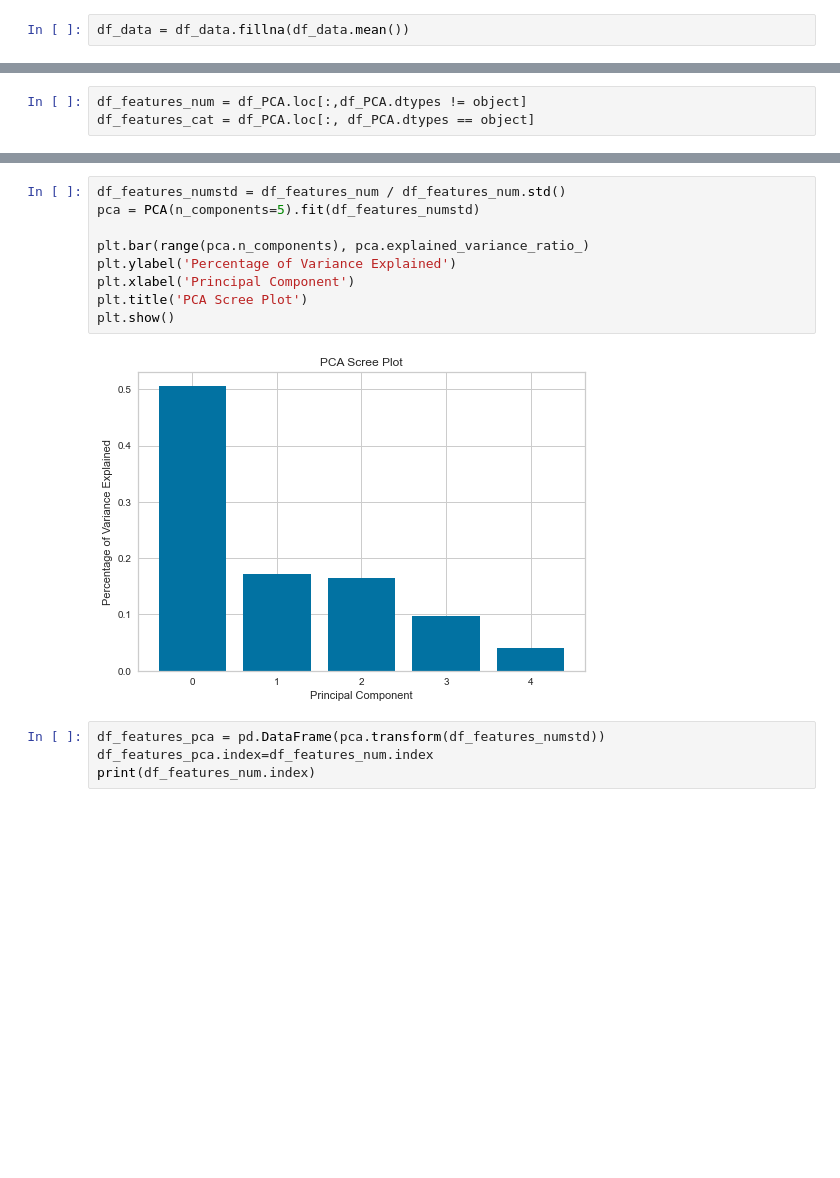
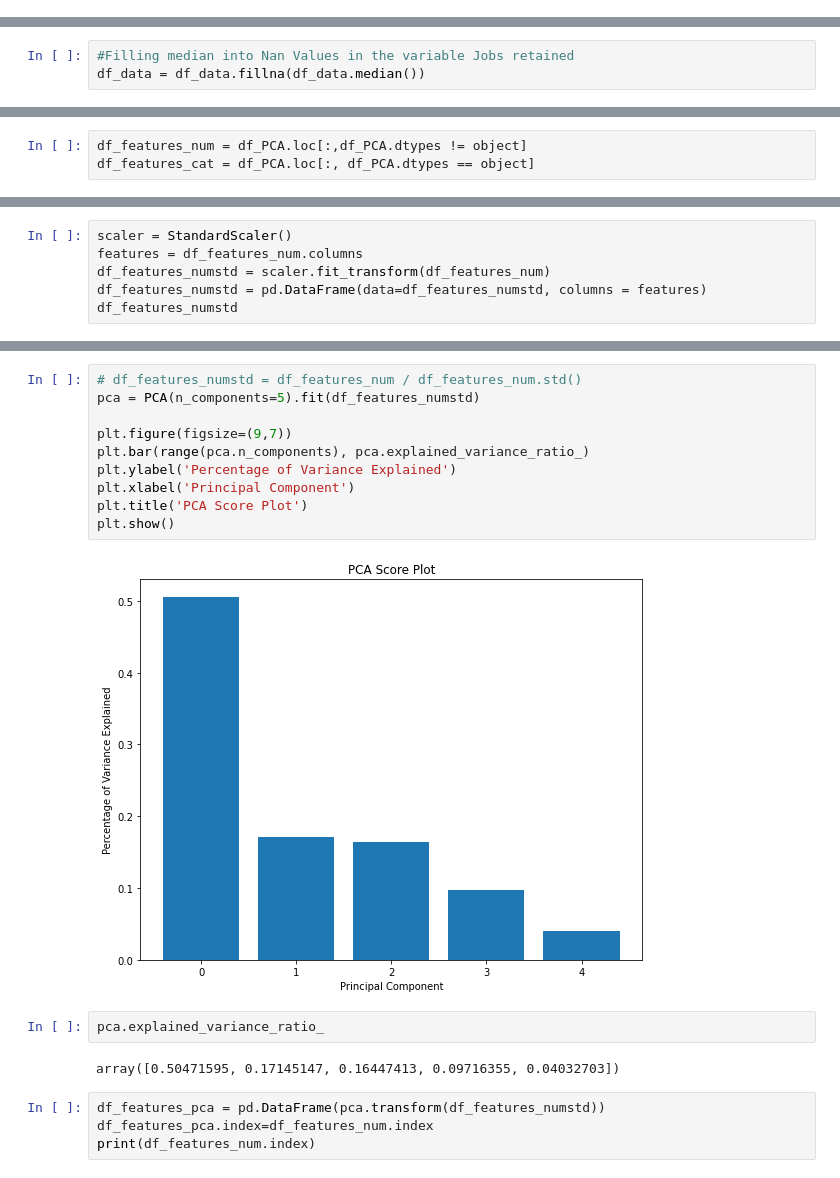
Before and after one commit to Nsmid/Machine-Learning-for-Finance, a Jupyter notebook: assignment2/assignment2_groupXX_2021-version 2.ipynb, the cells around one changed output, grey strips where cells are left out. Drawn from its saved outputs; the diff is of its cells as text; blank space fills up the shorter version.

```diff
--- a/assignment2/assignment2_groupXX_2021-version 2.ipynb
+++ b/assignment2/assignment2_groupXX_2021-version 2.ipynb
@@ -153,3 +135 @@ df_data['NonProfit'] = df_data['NonProfit'].fillna('N')
 df_data['NAICSCode'] = df_data['NAICSCode'].fillna(100000)
-# %%
-df_data = df_data.fillna(df_data.mean())
@@ -172,3 +136,6 @@ df_data
+# %%
+#Filling median into Nan Values in the variable Jobs retained
+df_data = df_data.fillna(df_data.median())
 # %%
 df_data_w = df_data[['JobsRetained','ProbabilityDefault']]
 # %%
@@ -375,0 +295,6 @@ from sklearn.decomposition import PCA
+# %%
+scaler = StandardScaler()
+features = df_features_num.columns
+df_features_numstd = scaler.fit_transform(df_features_num)
+df_features_numstd = pd.DataFrame(data=df_features_numstd, columns = features)
+df_features_numstd
@@ -376,14 +315,19 @@ from sklearn.decomposition import PCA
 # %%
-df_features_numstd = df_features_num / df_features_num.std()
+# df_features_numstd = df_features_num / df_features_num.std()
 pca = PCA(n_components=5).fit(df_features_numstd)
 
+plt.figure(figsize=(9,7))
 plt.bar(range(pca.n_components), pca.explained_variance_ratio_)
 plt.ylabel('Percentage of Variance Explained')
 plt.xlabel('Principal Component')
-plt.title('PCA Scree Plot')
+plt.title('PCA Score Plot')
 plt.show()
 # %% [output]
-[figure, old version]
+[figure, new version]
+# %%
+pca.explained_variance_ratio_
+# %% [output]
+array([0.50471595, 0.17145147, 0.16447413, 0.09716355, 0.04032703])
 # %%
 df_features_pca = pd.DataFrame(pca.transform(df_features_numstd))
 df_features_pca.index=df_features_num.index
```
Also changed, not shown: parts of 41 cells of this notebook, 1 other file.
